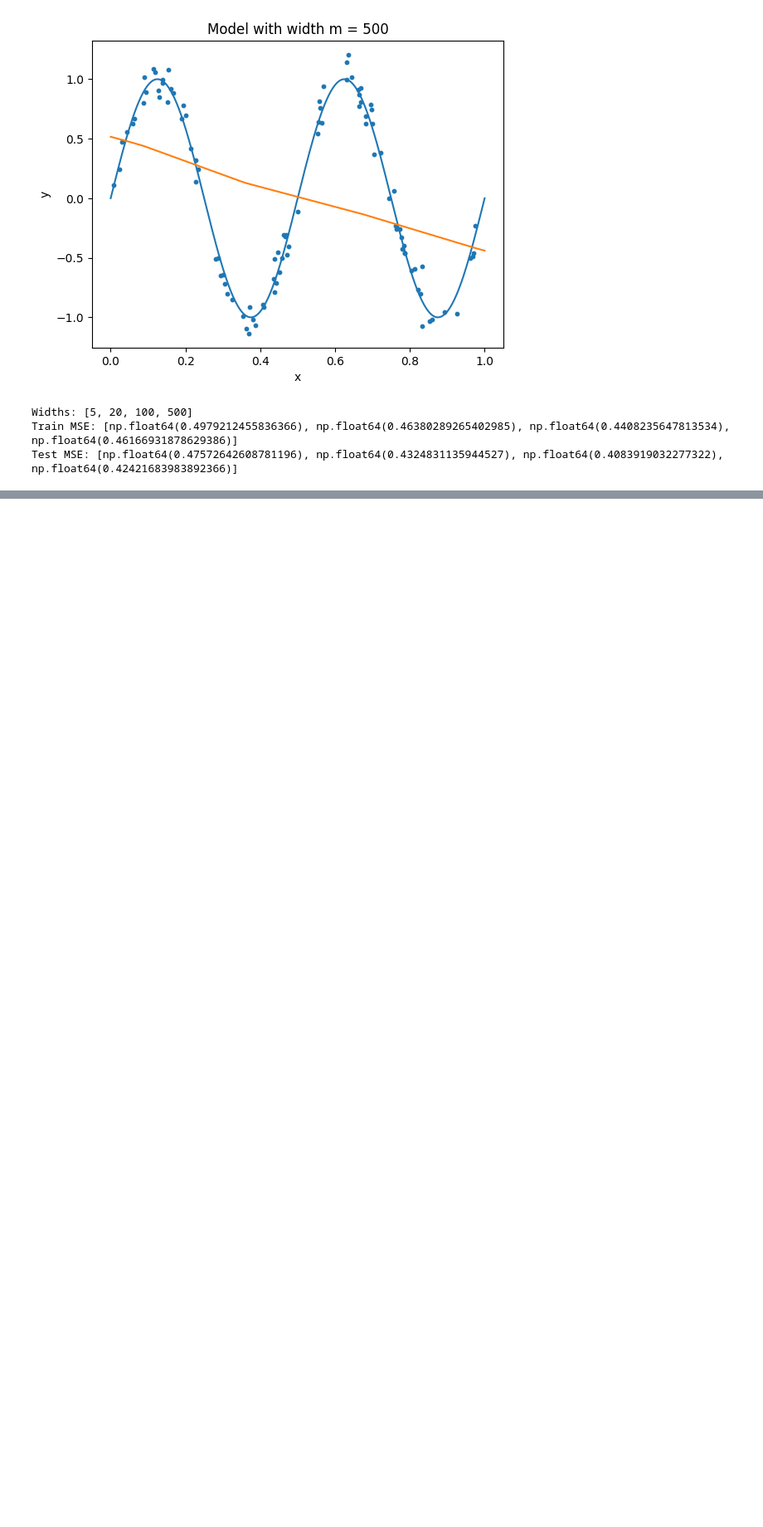
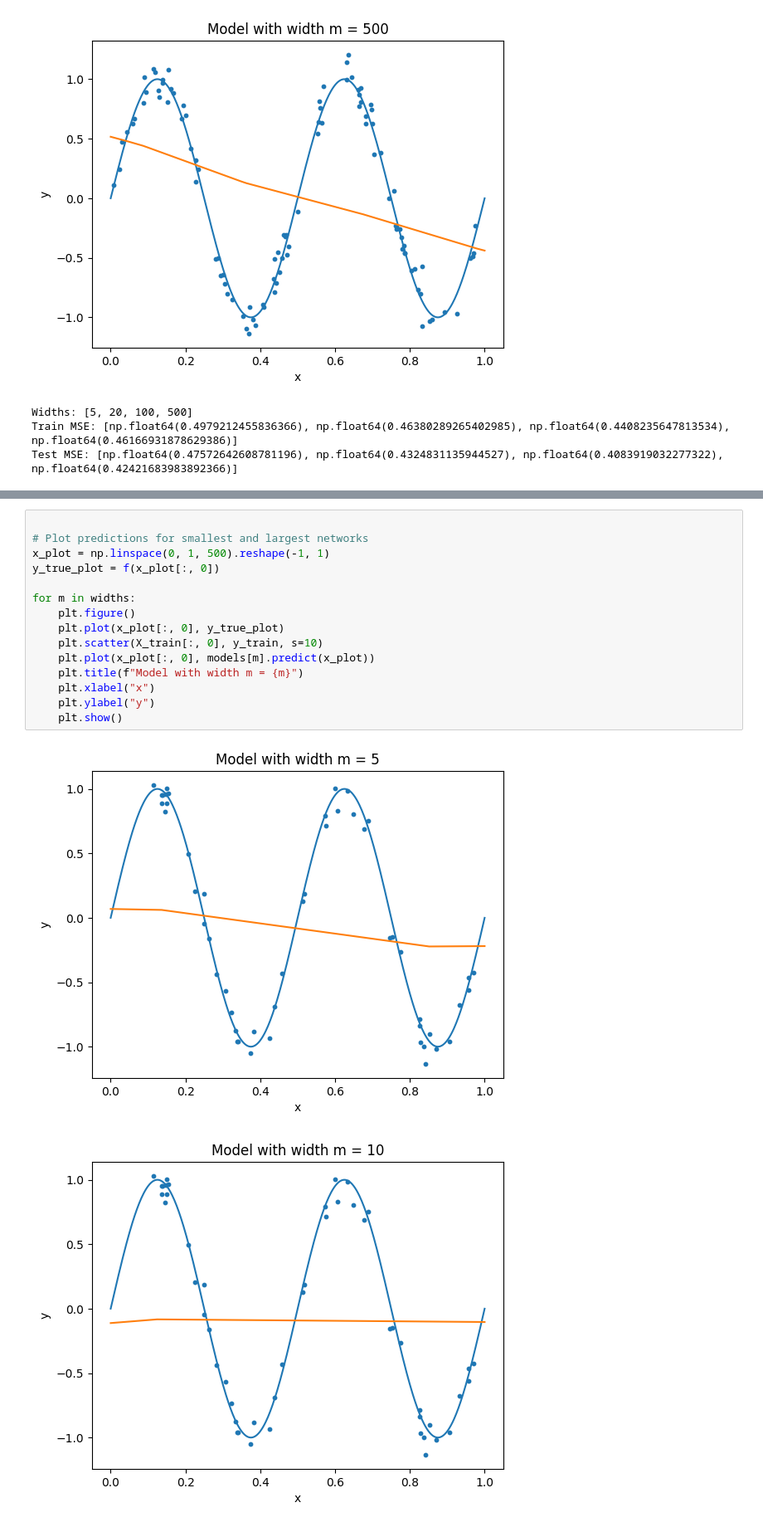
Before and after one commit to qndo1/math216B, a Jupyter notebook: HW2/p1.ipynb, the cells around one changed output, grey strips where cells are left out. Shown at 83% size. Saved outputs shown, nothing was run; the diff lists cells and outputs as text; blank space fills up the shorter version.

```diff
--- a/HW2/p1.ipynb
+++ b/HW2/p1.ipynb
@@ -309,0 +183,18 @@ Param Norms: [np.float64(2.4346755740032897), np.float64(2.475882611323931), np.
+# %%
+
+# Plot predictions for smallest and largest networks
+x_plot = np.linspace(0, 1, 500).reshape(-1, 1)
+y_true_plot = f(x_plot[:, 0])
+
+for m in widths:
+    plt.figure()
+    plt.plot(x_plot[:, 0], y_true_plot)
+    plt.scatter(X_train[:, 0], y_train, s=10)
+    plt.plot(x_plot[:, 0], models[m].predict(x_plot))
+    plt.title(f"Model with width m = {m}")
+    plt.xlabel("x")
+    plt.ylabel("y")
+    plt.show()
+# %% [output]
+[figure, added]
+[figure, added]
```
Also changed, not shown: parts of 4 cells of this notebook, 4 other files.
